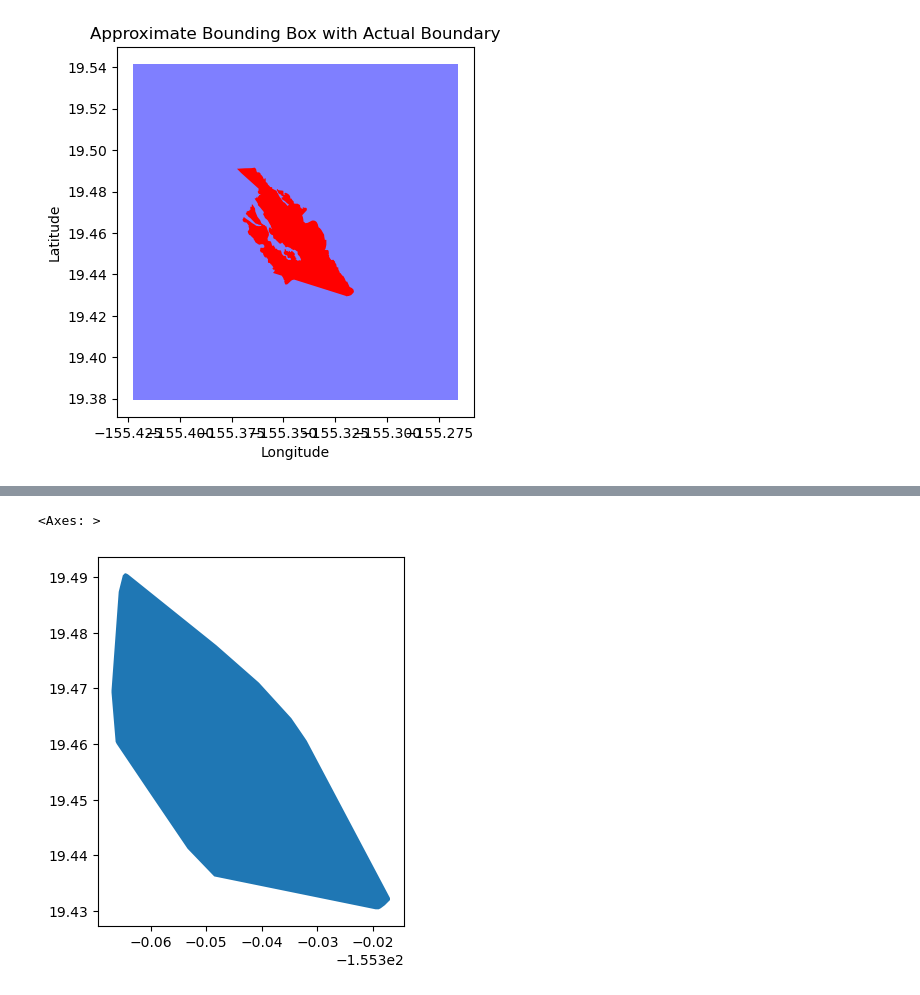
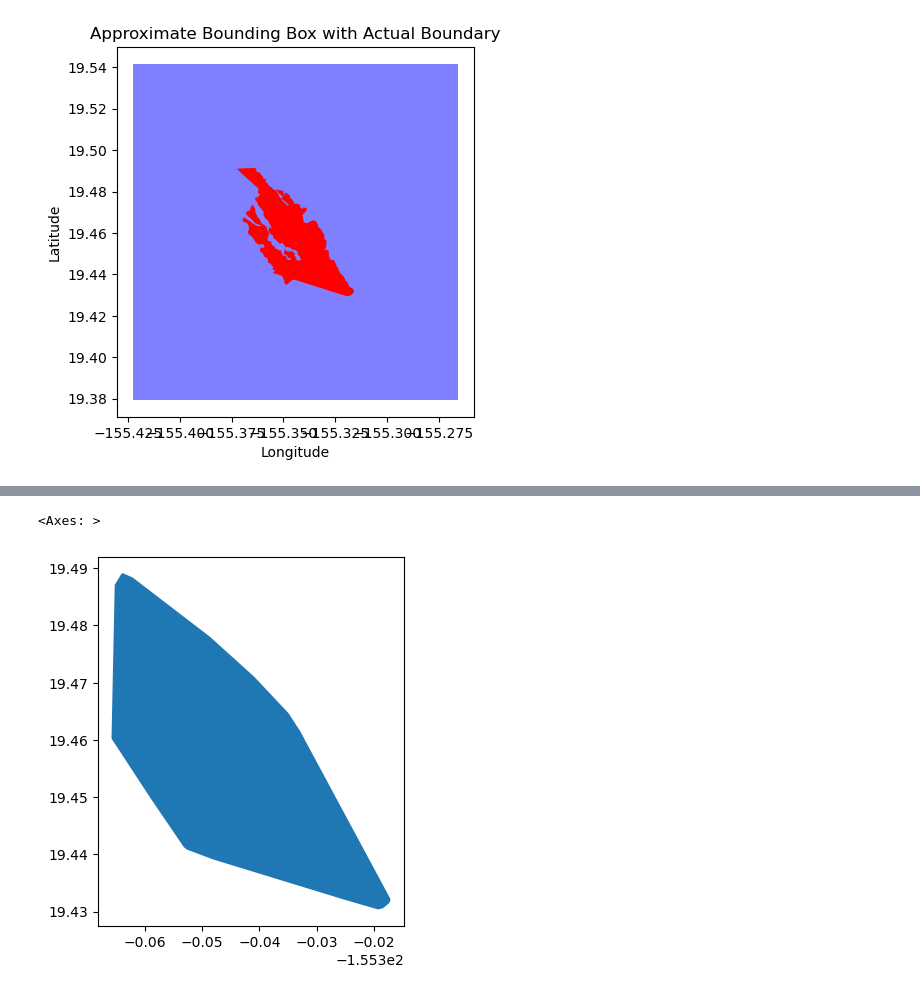
Before and after one commit to SchmidtDSE/burn-severity-mapping-poc, a Jupyter notebook: exploratory/derived_boundary_eda.ipynb, the cells around one changed output, grey strips where cells are left out. Saved outputs shown, nothing was run; the diff lists cells and outputs as text; code cells hidden in the pictures.

```diff
--- a/exploratory/derived_boundary_eda.ipynb
+++ b/exploratory/derived_boundary_eda.ipynb
@@ -99,9 +101,6 @@ geo_client.metrics_stack.sel(burn_metric="rbr").plot()
 # %%
-
-derived_boundary = geo_client.derive_boundary("rbr", 0.025, inplace=False)
+derived_boundary_025 = geo_client.derive_boundary("rbr", 0.25, inplace=False)
+gpd.GeoDataFrame.from_features(derived_boundary_025["features"]).plot()
+# %% [output]
+<Axes: >
+[figure, added]
-# %%
-derived_boundary_gdf = gpd.GeoDataFrame.from_features(derived_boundary['features'])
-derived_boundary_gdf.plot()
-# %% [output]
-<Axes: >
-[figure, removed]
```
Also changed, not shown: parts of 18 cells of this notebook, 2 other files.
